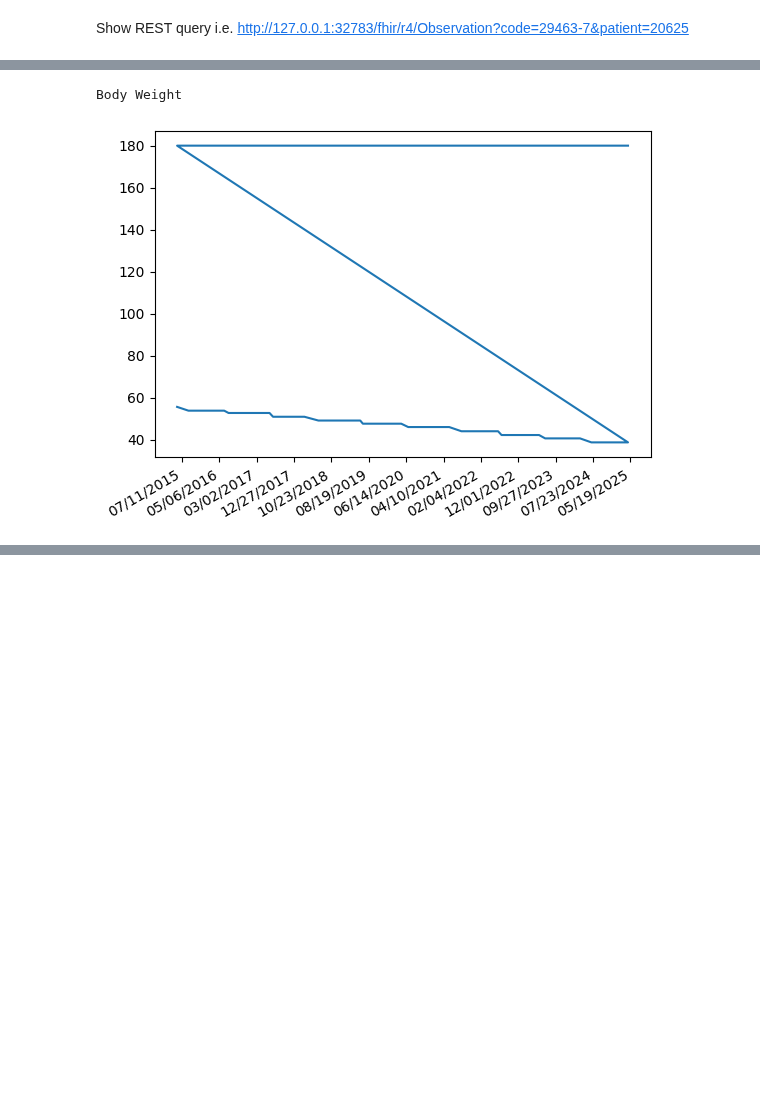
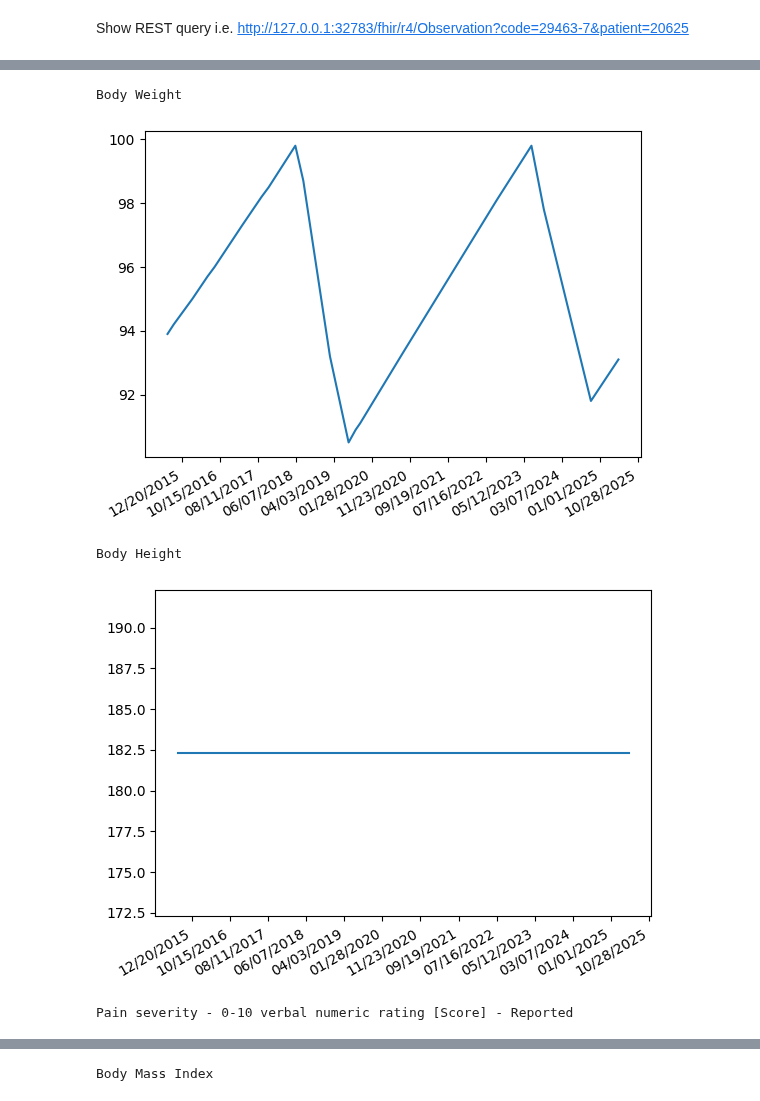
Before and after one commit to Virtually-Healthcare/data-engineering-examples, a Jupyter notebook: VitalSigns.ipynb, the cells around one changed output, grey strips where cells are left out. Drawn from its saved outputs; the diff is of its cells as text; code cells hidden in the pictures; blank space fills up the shorter version.

```diff
--- a/VitalSigns.ipynb
+++ b/VitalSigns.ipynb
@@ -13,7 +13,7 @@ client = SyncFHIRClient(url='http://localhost:32783/fhir/r4', extra_headers={})
 # find the patient via identifer - patient id will vary by instance
 
 patients_resources = client.resources('Patient')
-pats = patients_resources.search(identifier='https://github.com/synthetichealth/synthea|eea1d993-2406-4d74-b45e-65b387cd17c2')
+pats = patients_resources.search(identifier='https://github.com/synthetichealth/synthea|c15900bc-1928-4501-804f-9d6aef8ca87e')
 patientFHIR = pats.first()
 
 patient = patientFHIR.id
@@ -29,15 +29,18 @@ obx_resources = client.resources('Observation')
 
 #results = obx_resources.search(patient=patient, category='vital-signs' ).limit(100)
 
-vital_signs = ["29463-7", "8302-2", "85354-9"]
+results = {}
+#
+vital_signs = [ "29463-7", "8302-2", "85354-9", "39156-5", "72514-3"]
 for loinc in vital_signs:
-    results = obx_resources.search(patient=patient, code=loinc)
-    first_result = results.first()
+    print(loinc)
+    results[loinc] = obx_resources.search(patient=patient, code=loinc)
+    first_result = results[loinc].first()
     if first_result is not None:
         obxs = Observation.model_validate(first_result.serialize())
         print(obxs.code.coding[0].display)
 
-    for i in results:
+    for i in results[loinc]:
         if hasattr(i, 'valueQuantity') and i.valueQuantity is not None:
             print(round(i.valueQuantity.value, 3), '\t',i.valueQuantity.unit, '\t',  i.effectiveDateTime)
         else:
@@ -73,34 +76,43 @@ Body Weight
 # %%
 import matplotlib.pyplot as plt
 import matplotlib.dates as mdates
 import numpy as np
 import datetime as dt
 
-try:
-    dates = []
-    values = []
-    for i in results:
-        dates += [dt.datetime.fromisoformat(i.effectiveDateTime)]
-        values += [i.valueQuantity.value]
-    xpoints = np.array(dates)
-    ypoints = np.array(values)
-    plt.gca().xaxis.set_major_formatter(mdates.DateFormatter('%m/%d/%Y'))
-    plt.gca().xaxis.set_major_locator(mdates.DayLocator(interval=300))
-    plt.tick_params(axis='x', labelrotation=45)
-    plt.plot(xpoints, ypoints)
-    plt.gcf().autofmt_xdate()
-    if hasattr(obxs, 'code') and hasattr(obxs.code, 'coding') and len(obxs.code.coding) > 0:
-        print(obxs.code.coding[0].display)
-    else:
-        print("Required FHIR resource properties not found")
+vital_signs = ["29463-7", "8302-2","72514-3","39156-5"]
+for loinc in vital_signs:
+    try:
+        dates = []
+        values = []
+        for i in results[loinc]:
+            dates += [dt.datetime.fromisoformat(i.effectiveDateTime)]
+            values += [i.valueQuantity.value]
+        xpoints = np.array(dates)
+        ypoints = np.array(values)
+        plt.gca().xaxis.set_major_formatter(mdates.DateFormatter('%m/%d/%Y'))
+        plt.gca().xaxis.set_major_locator(mdates.DayLocator(interval=300))
+        plt.tick_params(axis='x', labelrotation=45)
+        plt.plot(xpoints, ypoints)
+        plt.gcf().autofmt_xdate()
+        first_result = results[loinc].first()
+        if first_result is not None:
+            obxs = Observation.model_validate(first_result.serialize())
+
+        if hasattr(obxs, 'code') and hasattr(obxs.code, 'coding') and len(obxs.code.coding) > 0:
+            print(obxs.code.coding[0].display)
+        else:
+            print("Required FHIR resource properties not found")
 
 
-    plt.show()
+        plt.show()
 
-except NameError as e:
-    print("Error: FHIR Observation resource not properly initialized")
-except Exception as e:
-    print(f"An error occurred: {str(e)}")
+    except NameError as e:
+        print("Error: FHIR Observation resource not properly initialized")
+    except Exception as e:
+        print(f"An error occurred: {str(e)}")
 # %% [output]
 Body Weight
-[figure, old version]
+[figure, new version]
+Body Height
+[figure, added]
+Pain severity - 0-10 verbal numeric rating [Score] - Reported
@@ -106,0 +120 @@ Body Weight
+Body Mass Index
```
Also changed, not shown: parts of 4 cells of this notebook.
